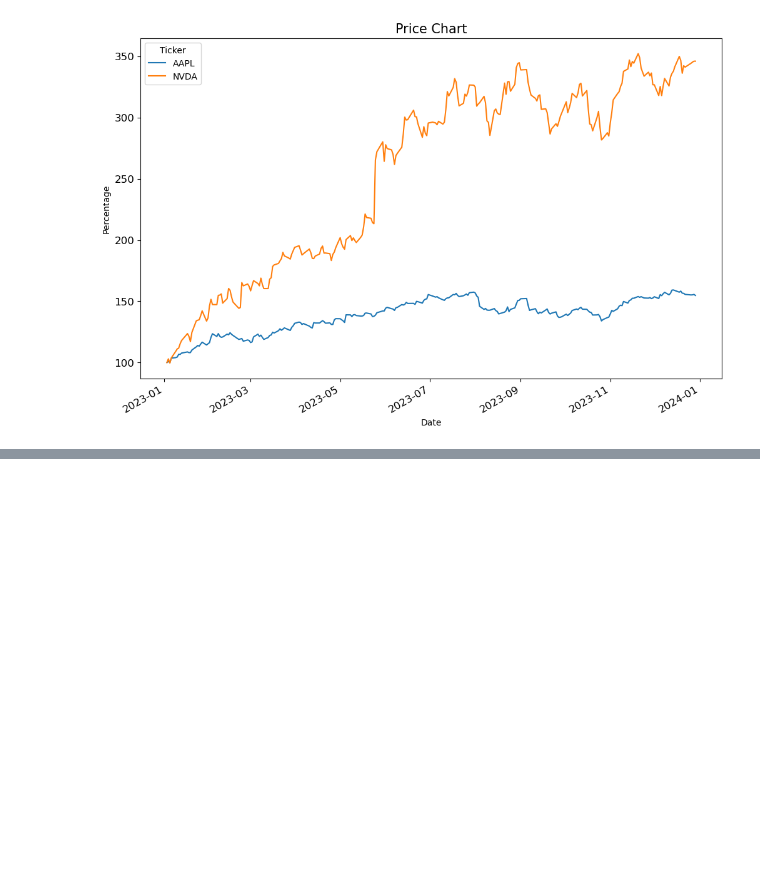
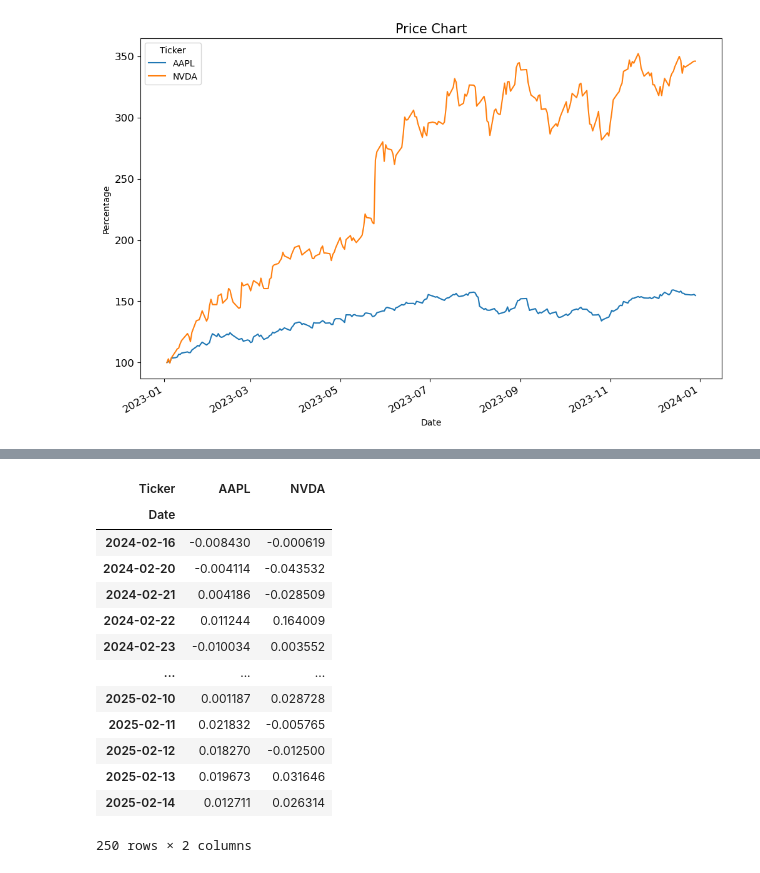
Before and after one commit to luigiselmi/finstat, a Jupyter notebook: yahoo_finance.ipynb, the cells around one changed output, grey strips where cells are left out. Cells and saved outputs as stored; diff of their text form; code cells hidden in the pictures; blank space fills up the shorter version.

```diff
--- a/yahoo_finance.ipynb
+++ b/yahoo_finance.ipynb
@@ -202,0 +210,18 @@ plot_closing_prices(hd_nvda_aapl)
+# %%
+simple_returns = hd_nvda_aapl_1yr["Close"].pct_change(fill_method=None).dropna()
+simple_returns
+# %% [output]
+| Ticker | AAPL | NVDA |
+| Date |  |  |
+| 2024-02-16 | -0.008430 | -0.000619 |
+| 2024-02-20 | -0.004114 | -0.043532 |
+| 2024-02-21 | 0.004186 | -0.028509 |
+| 2024-02-22 | 0.011244 | 0.164009 |
+| 2024-02-23 | -0.010034 | 0.003552 |
+| ... | ... | ... |
+| 2025-02-10 | 0.001187 | 0.028728 |
+| 2025-02-11 | 0.021832 | -0.005765 |
+| 2025-02-12 | 0.018270 | -0.012500 |
+| 2025-02-13 | 0.019673 | 0.031646 |
+| 2025-02-14 | 0.012711 | 0.026314 |
+250 rows × 2 columns
```
Also changed, not shown: parts of 6 cells of this notebook.
